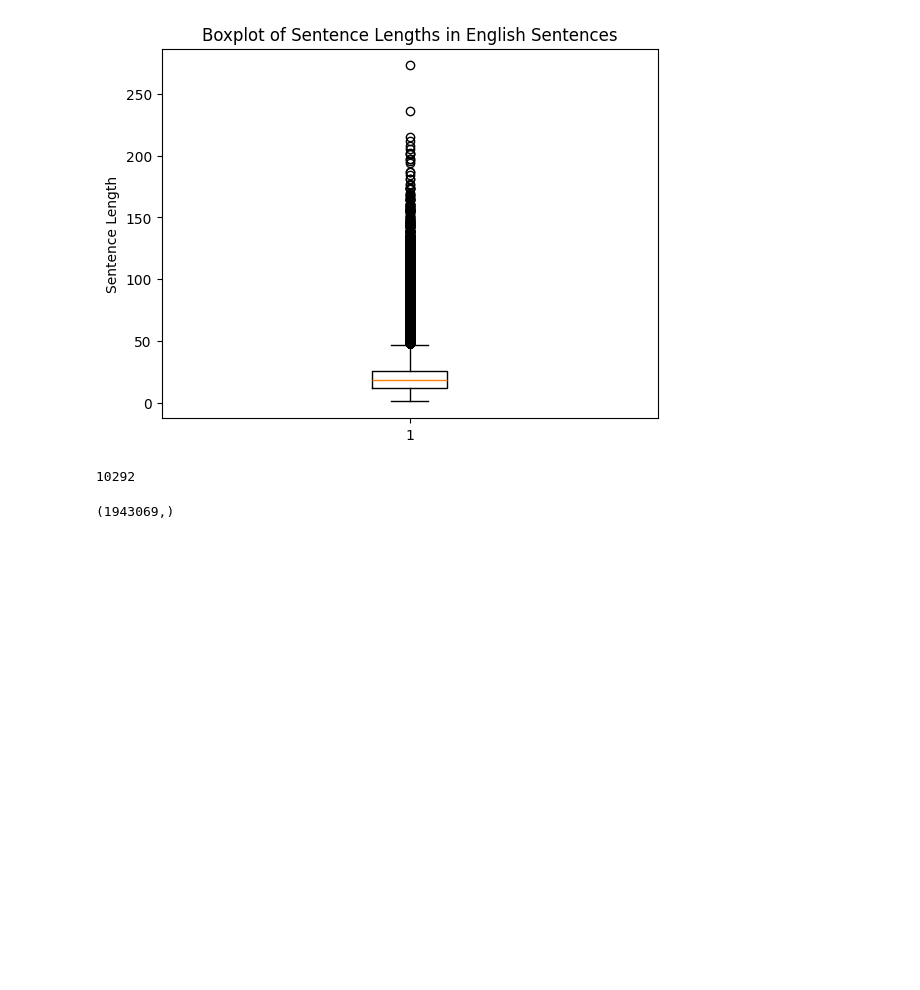
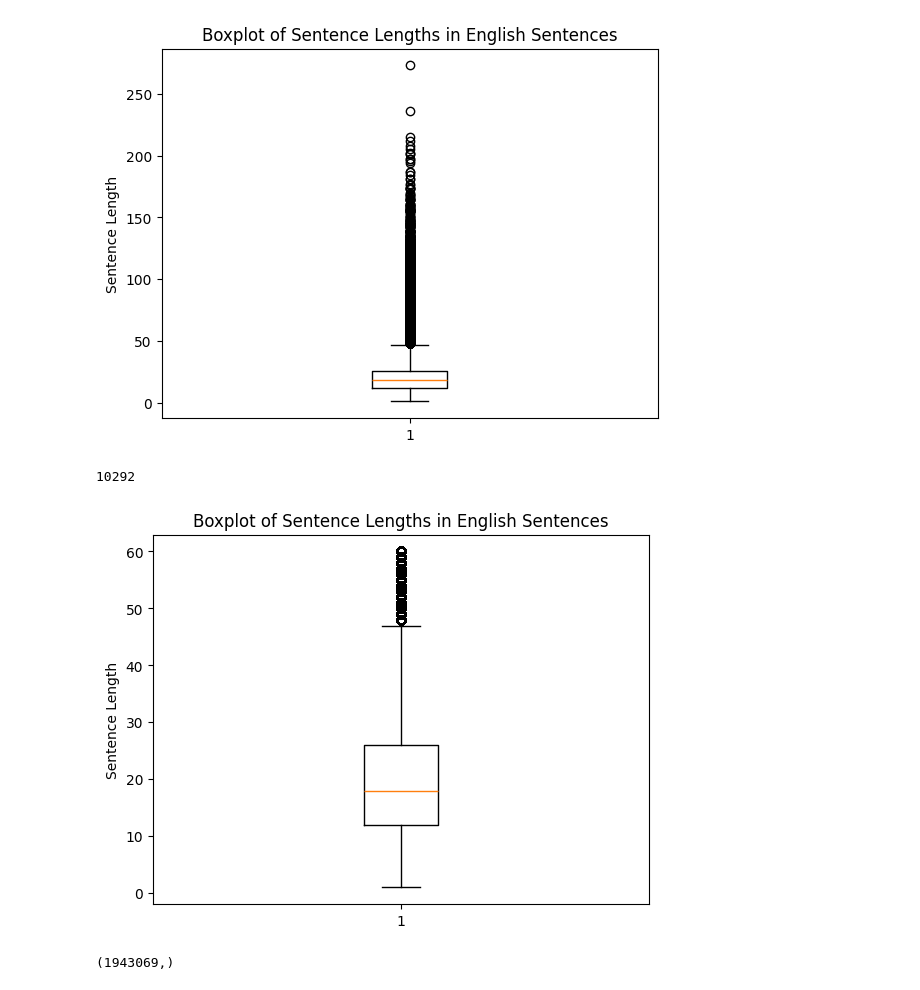
Before and after one commit to Gestura-ASL/datasets, a Jupyter notebook: sentence/play.ipynb, the cells around one changed output. Saved outputs shown, nothing was run; the diff lists cells and outputs as text; code cells hidden in the pictures; blank space fills up the shorter version.

Commit message:
added few visualisations

```diff
--- a/sentence/play.ipynb
+++ b/sentence/play.ipynb
@@ -182,6 +182,13 @@ sum(word_counts>60)
 10292
 # %%
 df_droped = df_eng[word_counts <= 60].reset_index(drop=True)
+# %%
+plt.boxplot(df_droped.str.split().apply(len))
+plt.title('Boxplot of Sentence Lengths in English Sentences')
+plt.ylabel('Sentence Length')
+plt.show()
+# %% [output]
+[figure, added]
 # %%
 df_droped.shape
 # %% [output]
```
Also changed, not shown: 1 other file.
